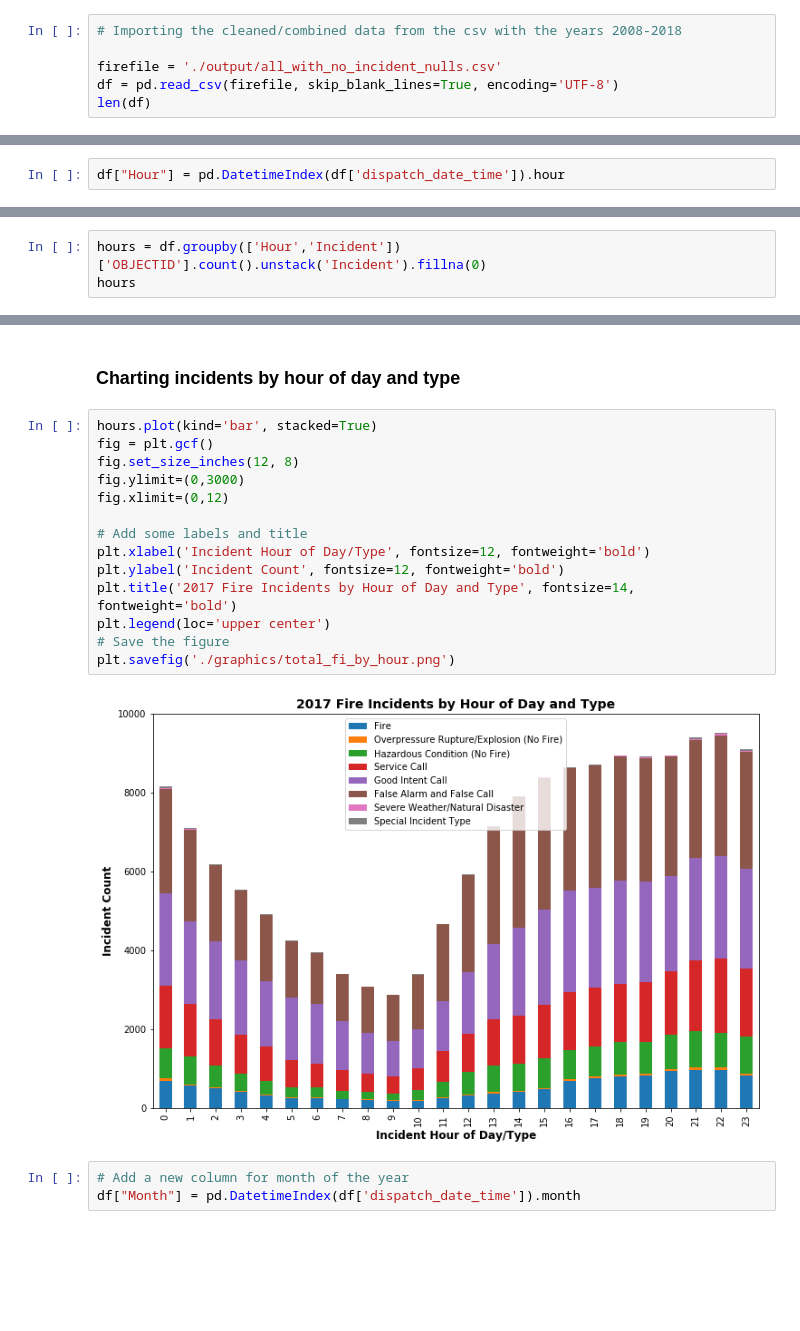
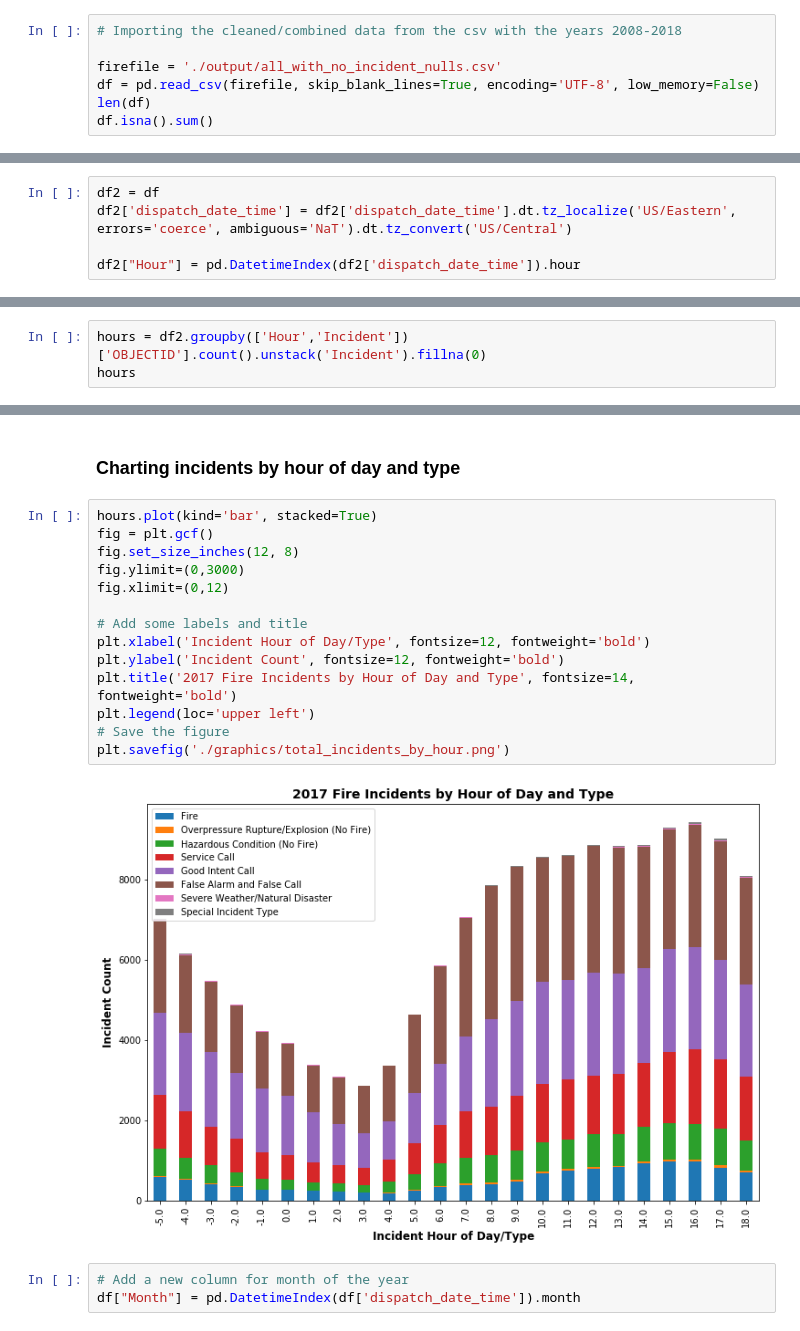
Before and after one commit to xjarodx/Project_1_Group_7, a Jupyter notebook: General Fire Incident Stats.ipynb, the cells around one changed output, grey strips where cells are left out. Saved outputs shown, nothing was run; the diff lists cells and outputs as text; blank space fills up the shorter version.

```diff
--- a/General Fire Incident Stats.ipynb
+++ b/General Fire Incident Stats.ipynb
@@ -12,6 +14,7 @@ from scipy import stats
 # Importing the cleaned/combined data from the csv with the years 2008-2018
 
 firefile = './output/all_with_no_incident_nulls.csv'
-df = pd.read_csv(firefile, skip_blank_lines=True, encoding='UTF-8')
+df = pd.read_csv(firefile, skip_blank_lines=True, encoding='UTF-8', low_memory=False)
 len(df)
+df.isna().sum()
 # %% [output]
@@ -129,2 +161,5 @@ plt.savefig('./graphics/total_fi_year.png')
-# %%
-df["Hour"] = pd.DatetimeIndex(df['dispatch_date_time']).hour
+# %%
+df2 = df
+df2['dispatch_date_time'] = df2['dispatch_date_time'].dt.tz_localize('US/Eastern', errors='coerce', ambiguous='NaT').dt.tz_convert('US/Central')
+
+df2["Hour"] = pd.DatetimeIndex(df2['dispatch_date_time']).hour
@@ -131,5 +168,5 @@ df["Hour"] = pd.DatetimeIndex(df['dispatch_date_time']).hour
 # %%
-hours = df.groupby(['Hour','Incident'])['OBJECTID'].count().unstack('Incident').fillna(0)
+hours = df2.groupby(['Hour','Incident'])['OBJECTID'].count().unstack('Incident').fillna(0)
 hours
 # %% [output]
 | Incident | Fire | Overpressure Rupture/Explosion (N... | Hazardous Condition (No Fire) | Service Call | Good Intent Call | ... |
@@ -155,19 +192,19 @@ hours
 # %%
 hours.plot(kind='bar', stacked=True)
 fig = plt.gcf()
 fig.set_size_inches(12, 8)
 fig.ylimit=(0,3000)
 fig.xlimit=(0,12)
 
 # Add some labels and title
 plt.xlabel('Incident Hour of Day/Type', fontsize=12, fontweight='bold')
 plt.ylabel('Incident Count', fontsize=12, fontweight='bold')
 plt.title('2017 Fire Incidents by Hour of Day and Type', fontsize=14, fontweight='bold')
-plt.legend(loc='upper center')
+plt.legend(loc='upper left')
 # Save the figure
-plt.savefig('./graphics/total_fi_by_hour.png')
+plt.savefig('./graphics/total_incidents_by_hour.png')
 # %% [output]
-[figure, old version]
+[figure, new version]
 # %%
 # Add a new column for month of the year
 df["Month"] = pd.DatetimeIndex(df['dispatch_date_time']).month
```
Also changed, not shown: parts of 24 cells of this notebook, 31 other files.
